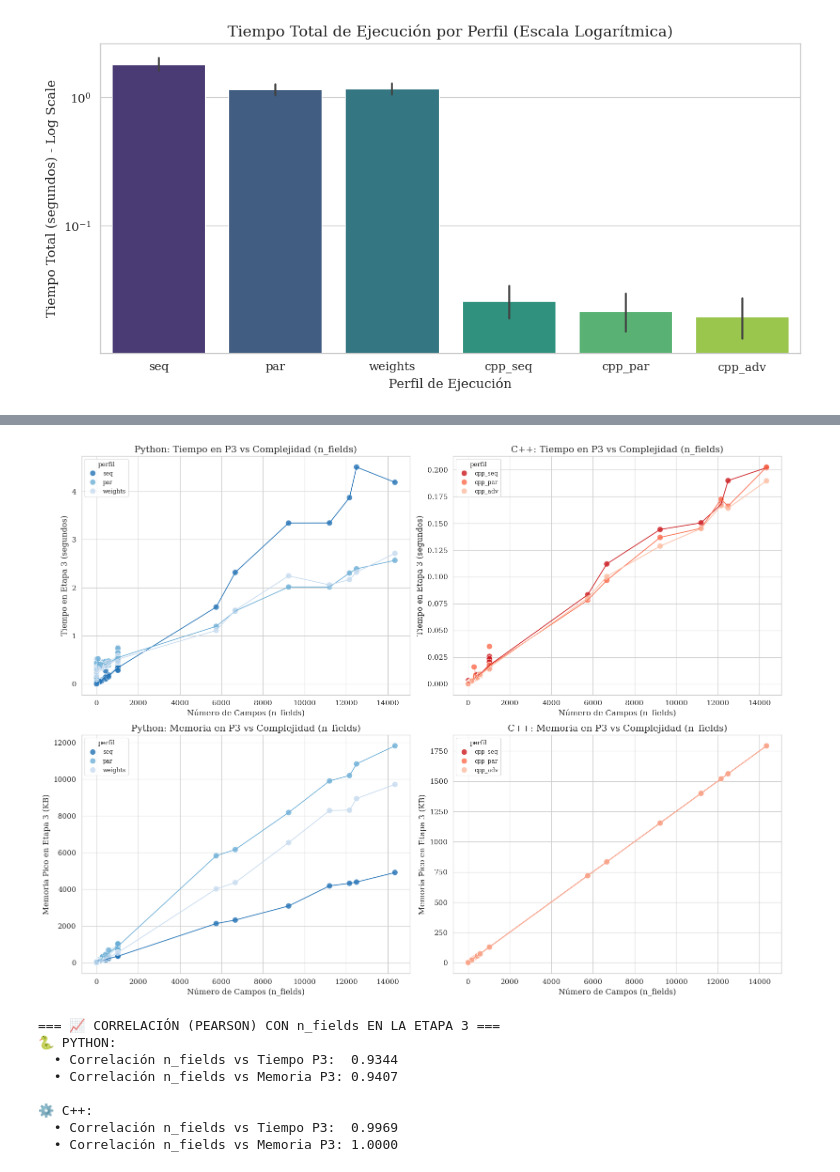
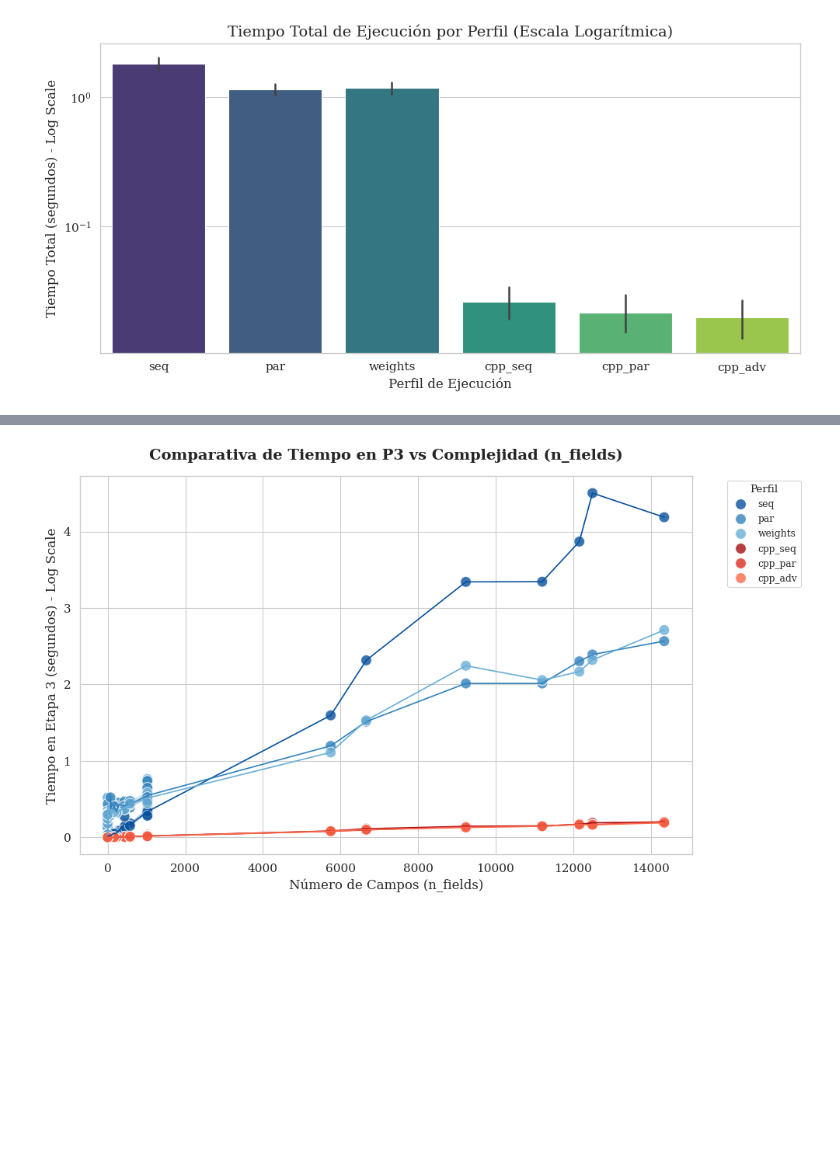
Before and after one commit to crptcusco/cbn_core, a Jupyter notebook: experiments/mix/exp_linear_100/analisis.ipynb, the cells around one changed output, grey strips where cells are left out. Saved outputs shown, nothing was run; the diff lists cells and outputs as text; code cells hidden in the pictures; blank space fills up the shorter version.

```diff
--- a/experiments/mix/exp_linear_100/analisis.ipynb
+++ b/experiments/mix/exp_linear_100/analisis.ipynb
@@ -260,70 +563,32 @@ display(mem_stats.style.format("{:.2f}", na_rep="-").background_gradient(cmap='R
 # %%
-# Celda 9 (Actualizada): Relación de Complejidad (n_fields) vs Tiempo y Memoria en la Etapa 3 (P3)
+# Celda 9a: Relación de Complejidad vs Tiempo en la Etapa 3 (P3)
+import matplotlib.pyplot as plt
+import seaborn as sns
 
-fig, axes = plt.subplots(2, 2, figsize=(16, 12))
+# Paleta personalizada: Azules para Python, Rojos/Naranjas para C++
+paleta_perfiles = {
+    'seq': '#08519c', 'par': '#3182bd', 'weights': '#6baed6',     # Python
+    'cpp_seq': '#a50f15', 'cpp_par': '#de2d26', 'cpp_adv': '#fb6a4a'  # C++
+}
 
-# --- FILA 1: TIEMPO EN P3 (t_p3) vs n_fields ---
+fig, ax = plt.subplots(figsize=(10, 6))
 
-# Gráfico 1,0: Python (Tiempo P3)
-sns.scatterplot(data=df_py, x='n_fields', y='t_p3', hue='perfil', ax=axes[0, 0], palette='Blues_r', s=80, alpha=0.8)
-sns.lineplot(data=df_py, x='n_fields', y='t_p3', hue='perfil', ax=axes[0, 0], palette='Blues_r', legend=False)
-axes[0, 0].set_title('Python: Tiempo en P3 vs Complejidad (n_fields)')
-axes[0, 0].set_ylabel('Tiempo en Etapa 3 (segundos)')
-axes[0, 0].set_xlabel('Número de Campos (n_fields)')
+# Gráfico de dispersión (puntos) y líneas de tendencia
+sns.scatterplot(data=df, x='n_fields', y='t_p3', hue='perfil', palette=paleta_perfiles, s=100, alpha=0.8, ax=ax)
+sns.lineplot(data=df, x='n_fields', y='t_p3', hue='perfil', palette=paleta_perfiles, legend=False, ax=ax)
 
-# Gráfico 1,1: C++ (Tiempo P3)
-sns.scatterplot(data=df_cpp, x='n_fields', y='t_p3', hue='perfil', ax=axes[0, 1], palette='Reds_r', s=80, alpha=0.8)
-sns.lineplot(data=df_cpp, x='n_fields', y='t_p3', hue='perfil', ax=axes[0, 1], palette='Reds_r', legend=False)
-axes[0, 1].set_title('C++: Tiempo en P3 vs Complejidad (n_fields)')
-axes[0, 1].set_ylabel('Tiempo en Etapa 3 (segundos)')
-axes[0, 1].set_xlabel('Número de Campos (n_fields)')
+ax.set_title('Comparativa de Tiempo en P3 vs Complejidad (n_fields)', fontweight='bold', pad=15)
+ax.set_ylabel('Tiempo en Etapa 3 (segundos) - Log Scale')
+ax.set_xlabel('Número de Campos (n_fields)')
 
-# --- FILA 2: MEMORIA EN P3 vs n_fields ---
+# Escala logarítmica crucial para ver la tendencia de C++ sin que se aplane en el eje X
+# ax.set_yscale('log')
 
-# Gráfico 2,0: Python (Memoria P3)
-sns.scatterplot(data=df_py, x='n_fields', y='mem_p3_kb', hue='perfil', ax=axes[1, 0], palette='Blues_r', s=80, alpha=0.8)
-sns.lineplot(data=df_py, x='n_fields', y='mem_p3_kb', hue='perfil', ax=axes[1, 0], palette='Blues_r', legend=False)
-axes[1, 0].set_title('Python: Memoria en P3 vs Complejidad (n_fields)')
-axes[1, 0].set_ylabel('Memoria Pico en Etapa 3 (KB)')
-axes[1, 0].set_xlabel('Número de Campos (n_fields)')
-
-# Gráfico 2,1: C++ (Memoria P3 Específica)
-sns.scatterplot(data=df_cpp, x='n_fields', y='mem_p3_kb', hue='perfil', ax=axes[1, 1], palette='Reds_r', s=80, alpha=0.8)
-sns.lineplot(data=df_cpp, x='n_fields', y='mem_p3_kb', hue='perfil', ax=axes[1, 1], palette='Reds_r', legend=False)
-axes[1, 1].set_title('C++: Memoria en P3 vs Complejidad (n_fields)')
-axes[1, 1].set_ylabel('Memoria Pico en Etapa 3 (KB)')
-axes[1, 1].set_xlabel('Número de Campos (n_fields)')
+# Ajustar la leyenda fuera del gráfico
+plt.legend(title='Perfil', bbox_to_anchor=(1.05, 1), loc='upper left')
 
 plt.tight_layout()
+plt.savefig("complejidad_vs_tiempo_p3.pdf", format='pdf', bbox_inches='tight')
 plt.show()
-
-# --- ANÁLISIS DE CORRELACIÓN ---
-print("=== 📈 CORRELACIÓN (PEARSON) CON n_fields EN LA ETAPA 3 ===")
-
-print("🐍 PYTHON:")
-if df_py['n_fields'].nunique() > 1:
-    corr_py_t = df_py['n_fields'].corr(df_py['t_p3'])
-    corr_py_m = df_py['n_fields'].corr(df_py['mem_p3_kb'])
-    print(f"  • Correlación n_fields vs Tiempo P3:  {corr_py_t:.4f}")
-    print(f"  • Correlación n_fields vs Memoria P3: {corr_py_m:.4f}")
-else:
-    print("  • Ejecuta el benchmark con múltiples topologías para calcular la correlación.")
-
-print("\n⚙️ C++:")
-if df_cpp['n_fields'].nunique() > 1:
-    corr_cpp_t = df_cpp['n_fields'].corr(df_cpp['t_p3'])
-    corr_cpp_m = df_cpp['n_fields'].corr(df_cpp['mem_p3_kb'])
-    print(f"  • Correlación n_fields vs Tiempo P3:  {corr_cpp_t:.4f}")
-    print(f"  • Correlación n_fields vs Memoria P3: {corr_cpp_m:.4f}")
-else:
-    print("  • Ejecuta el benchmark con múltiples topologías para calcular la correlación.")
 # %% [output]
-[figure, old version]
+[figure, new version]
-=== 📈 CORRELACIÓN (PEARSON) CON n_fields EN LA ETAPA 3 ===
-🐍 PYTHON:
-  • Correlación n_fields vs Tiempo P3:  0.9344
-  • Correlación n_fields vs Memoria P3: 0.9407
-
-⚙️ C++:
-  • Correlación n_fields vs Tiempo P3:  0.9969
-  • Correlación n_fields vs Memoria P3: 1.0000
```
Also changed, not shown: parts of 13 cells of this notebook, 1 other file.
